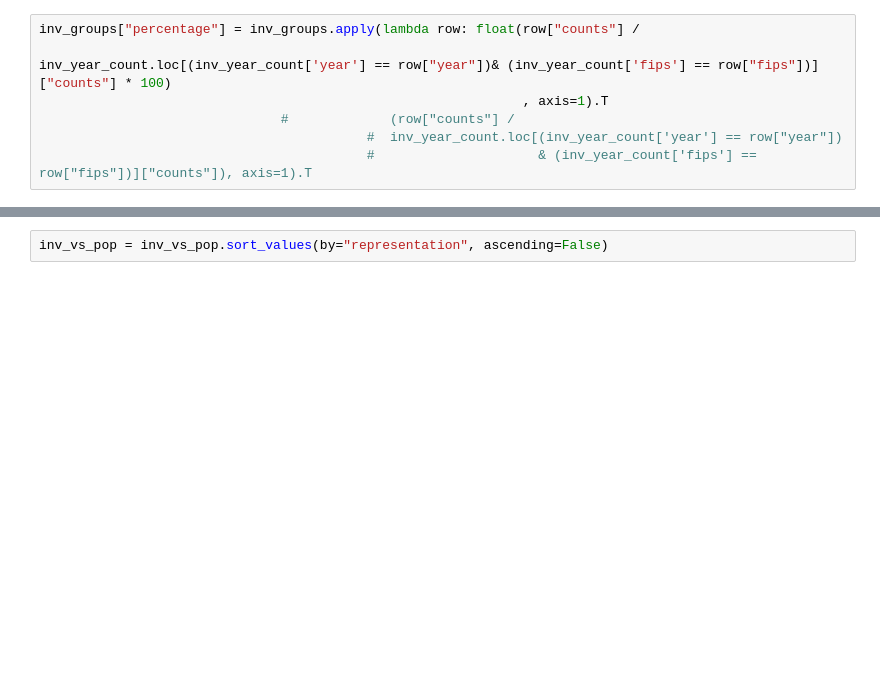
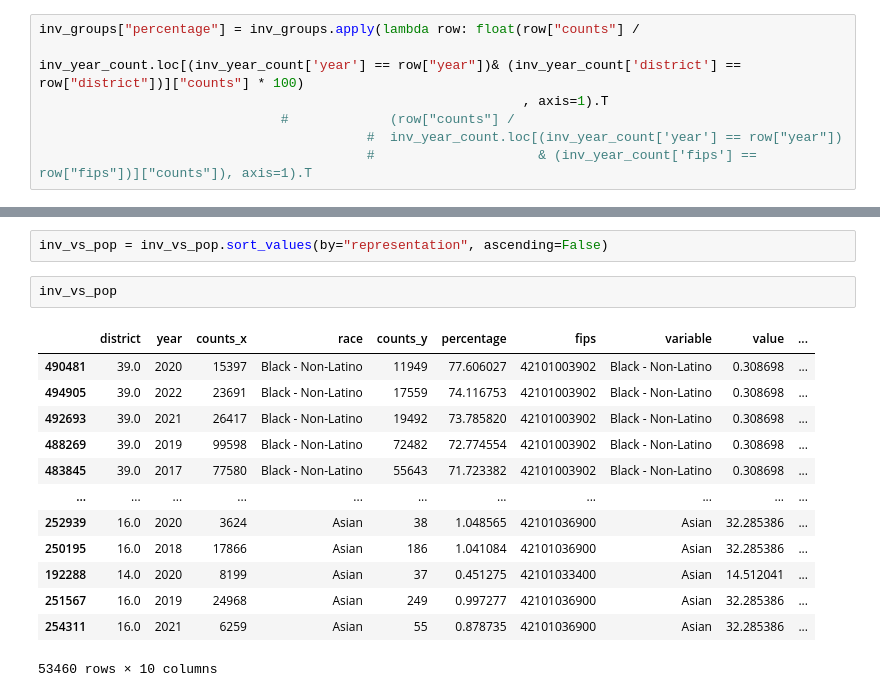
Before and after one commit to buenobunny/WestCoastDatathonTeam12-2023, a Jupyter notebook: analysis.ipynb, the cells around one changed output, grey strips where cells are left out. Saved outputs shown, nothing was run; the diff lists cells and outputs as text; blank space fills up the shorter version.

```diff
--- a/analysis.ipynb
+++ b/analysis.ipynb
@@ -111,6 +113,6 @@ inv_year_count = inv_df.groupby(["fips", "year"]).size().reset_index(name="count
 # %%
 inv_groups["percentage"] = inv_groups.apply(lambda row: float(row["counts"] /
-                                                              inv_year_count.loc[(inv_year_count['year'] == row["year"])& (inv_year_count['fips'] == row["fips"])]["counts"] * 100)
+                                                              inv_year_count.loc[(inv_year_count['year'] == row["year"])& (inv_year_count['district'] == row["district"])]["counts"] * 100)
                                                               , axis=1).T
                                #             (row["counts"] /
                                           #  inv_year_count.loc[(inv_year_count['year'] == row["year"])
@@ -135,3 +153,19 @@ inv_vs_pop = inv_vs_pop[inv_vs_pop["race"] == inv_vs_pop["variable"]]
 inv_vs_pop["representation"] = inv_vs_pop.apply(lambda row: row["percentage"] / row["value"] if row["value"] > 0 else 1, axis = 1)
 # %%
 inv_vs_pop = inv_vs_pop.sort_values(by="representation", ascending=False)
+# %%
+inv_vs_pop
+# %% [output]
+|  | district | year | counts_x | race | counts_y | percentage | fips | variable | value | ... |
+| 490481 | 39.0 | 2020 | 15397 | Black - Non-Latino | 11949 | 77.606027 | 42101003902 | Black - Non-Latino | 0.308698 | ... |
+| 494905 | 39.0 | 2022 | 23691 | Black - Non-Latino | 17559 | 74.116753 | 42101003902 | Black - Non-Latino | 0.308698 | ... |
+| 492693 | 39.0 | 2021 | 26417 | Black - Non-Latino | 19492 | 73.785820 | 42101003902 | Black - Non-Latino | 0.308698 | ... |
+| 488269 | 39.0 | 2019 | 99598 | Black - Non-Latino | 72482 | 72.774554 | 42101003902 | Black - Non-Latino | 0.308698 | ... |
+| 483845 | 39.0 | 2017 | 77580 | Black - Non-Latino | 55643 | 71.723382 | 42101003902 | Black - Non-Latino | 0.308698 | ... |
+| ... | ... | ... | ... | ... | ... | ... | ... | ... | ... | ... |
+| 252939 | 16.0 | 2020 | 3624 | Asian | 38 | 1.048565 | 42101036900 | Asian | 32.285386 | ... |
+| 250195 | 16.0 | 2018 | 17866 | Asian | 186 | 1.041084 | 42101036900 | Asian | 32.285386 | ... |
+| 192288 | 14.0 | 2020 | 8199 | Asian | 37 | 0.451275 | 42101033400 | Asian | 14.512041 | ... |
+| 251567 | 16.0 | 2019 | 24968 | Asian | 249 | 0.997277 | 42101036900 | Asian | 32.285386 | ... |
+| 254311 | 16.0 | 2021 | 6259 | Asian | 55 | 0.878735 | 42101036900 | Asian | 32.285386 | ... |
+53460 rows × 10 columns
```
Also changed, not shown: parts of 12 cells of this notebook, 3 other files.
